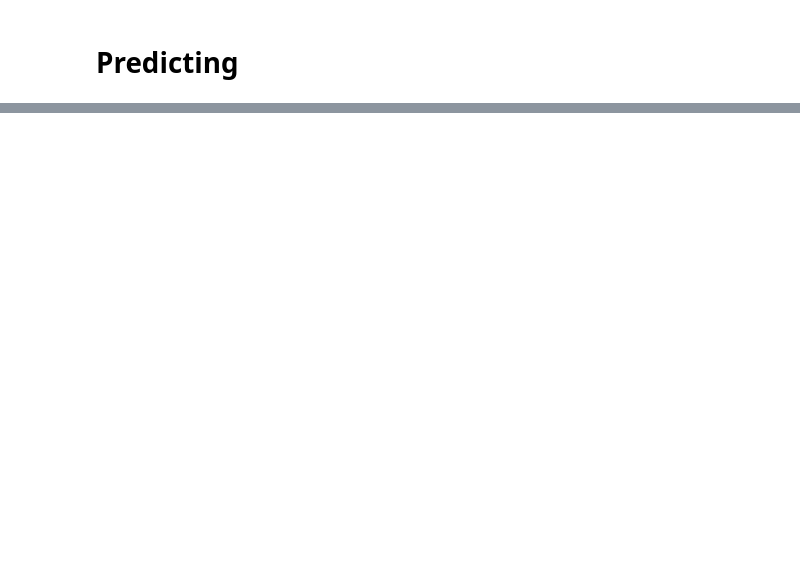
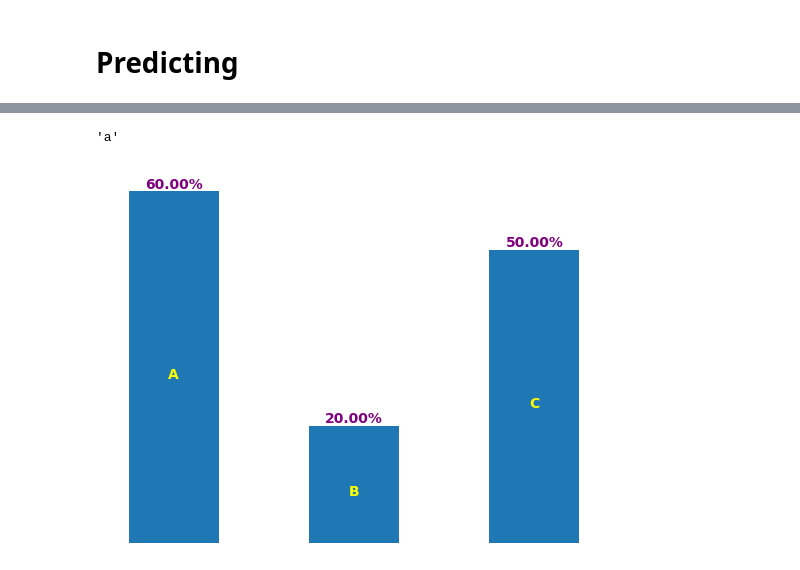
Before and after one commit to Nunofonsecaflorencio/sign-lang-fingering-ai, a Jupyter notebook: SignFingeringDetection.ipynb, the cells around one changed output, grey strips where cells are left out. Cells and saved outputs as stored; diff of their text form; code cells hidden in the pictures; blank space fills up the shorter version.

```diff
--- a/SignFingeringDetection.ipynb
+++ b/SignFingeringDetection.ipynb
@@ -264,0 +270,4 @@ disp.plot()
+# %%
+# Save the labels to a JSON file
+with open('labels.json', 'w') as f:
+    json.dump(actions, f)
@@ -264,0 +282,25 @@ disp.plot()
+# %%
+actions[result.argmax()]
+# %% [output]
+'a'
+# %%
+def update_plot(ax, x, y):
+    ax.cla()                    # clear the subplot
+    ax.grid(False)              # draw the grid
+
+    bars = ax.bar(x, y, width=.5)
+
+    # Add text representing percentage and x-value on top of each bar
+    for xi, yi, bar in zip(x, y, bars):
+        height = bar.get_height()
+        ax.text(bar.get_x() + bar.get_width() / 2, height, f'{height:.2%}', ha='center', va='bottom', weight='bold', color='purple')
+        ax.text(bar.get_x() + bar.get_width() / 2, height / 2, f'{xi}', ha='center', va='top', weight='bold', color='yellow')
+
+    ax.axis('off')
+
+    ax.tick_params(axis='x', labelsize=12, labelcolor='purple')
+
+fig, ax = plt.subplots()
+update_plot(ax, ['A', 'B', 'C'], [.6, .2, .5])
+# %% [output]
+[figure, added]
```
Also changed, not shown: parts of 14 cells of this notebook, 5 other files.
